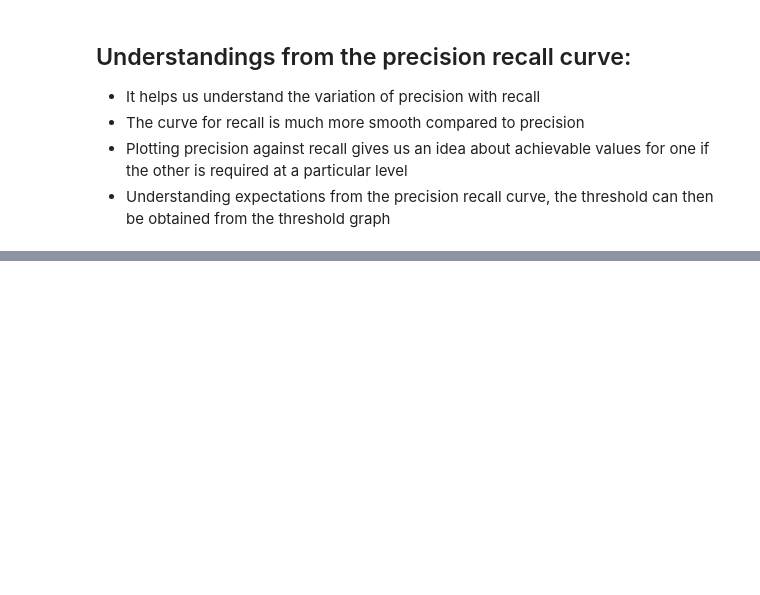
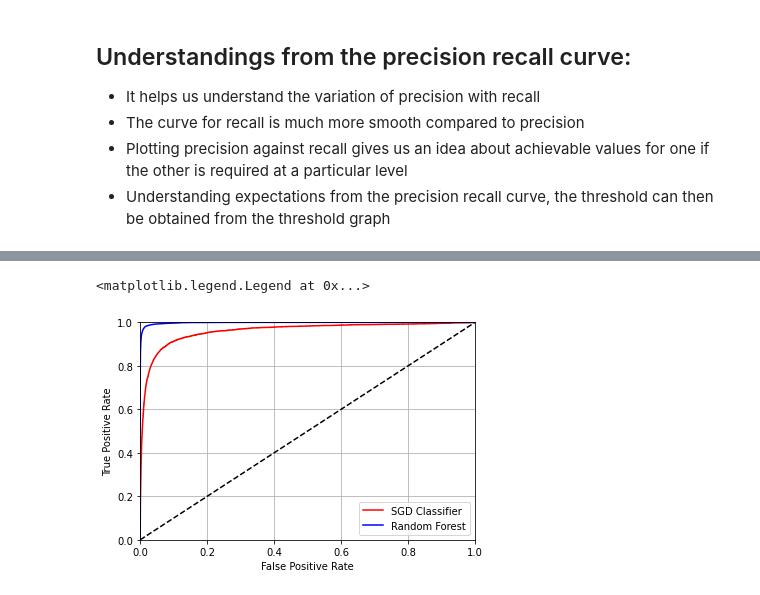
Before and after one commit to smitbose/practise-handsonbook, a Jupyter notebook: Ch 3 - Classification.ipynb, the cells around one changed output, grey strips where cells are left out. Saved outputs shown, nothing was run; the diff lists cells and outputs as text; code cells hidden in the pictures; blank space fills up the shorter version.

```diff
--- a/Ch 3 - Classification.ipynb
+++ b/Ch 3 - Classification.ipynb
@@ -137,0 +157,20 @@ plt.show()
+# %%
+from sklearn.ensemble import RandomForestClassifier
+
+forest_clf = RandomForestClassifier(random_state=42)
+y_forest_scores = cross_val_predict(forest_clf, X_train, y_train_5, cv=3, method = "predict_proba")[:, 1]
+
+fpr_forest, tpr_forest, threshold_forest = roc_curve(y_train_5, y_forest_scores)
+display(roc_auc_score(y_train_5, y_forest_scores))
+# %%
+plt.plot(fpr, tpr, "r", label = "SGD Classifier")
+plt.plot(fpr_forest, tpr_forest, "b", label = "Random Forest")
+plt.plot([0,1], [0,1], "k--")
+plt.grid()
+plt.xlabel("False Positive Rate")
+plt.ylabel("True Positive Rate")
+plt.margins(x=0,y=0)
+plt.legend()
+# %% [output]
+<matplotlib.legend.Legend at 0x...>
+[figure, added]
```
Also changed, not shown: parts of 3 cells of this notebook.
